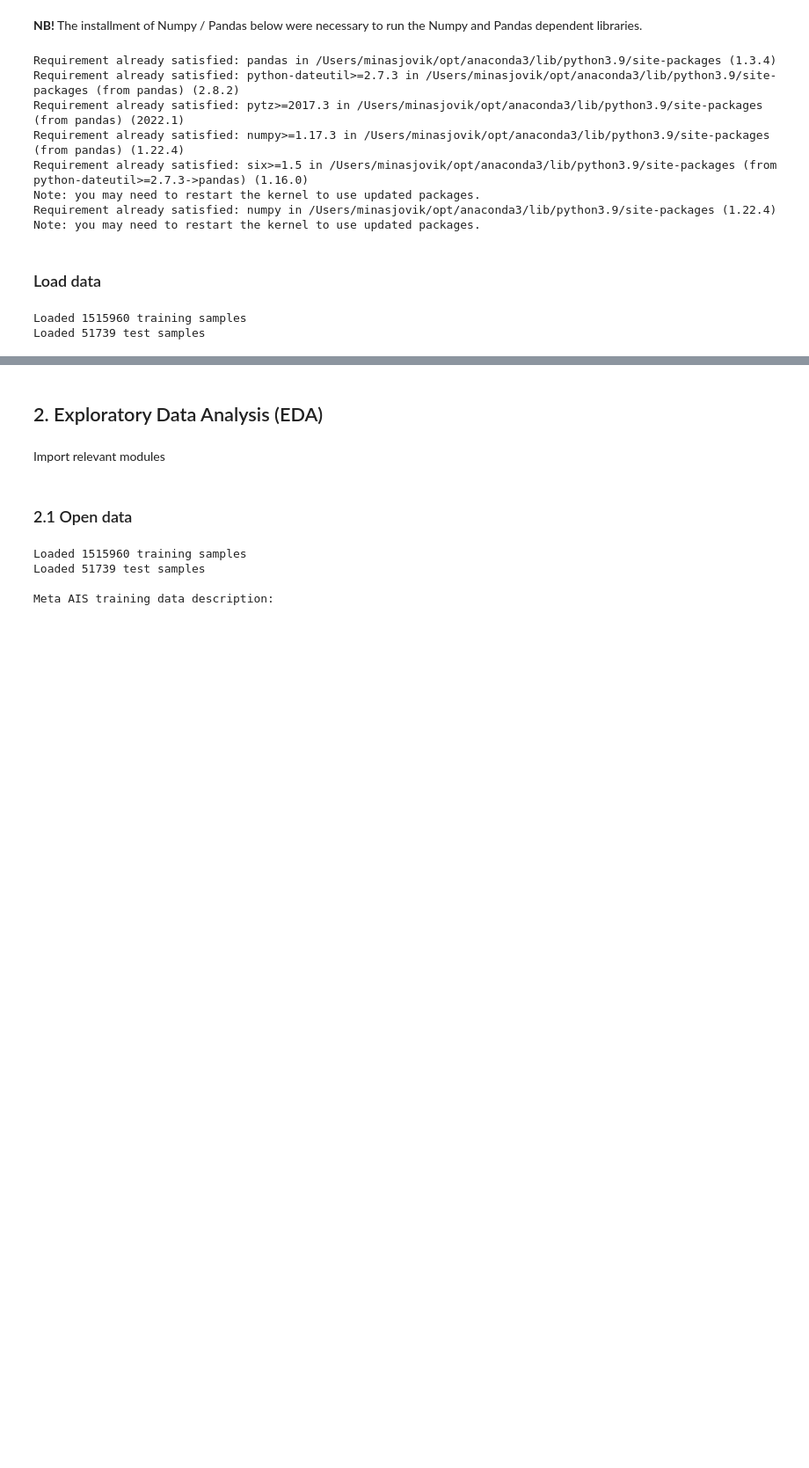
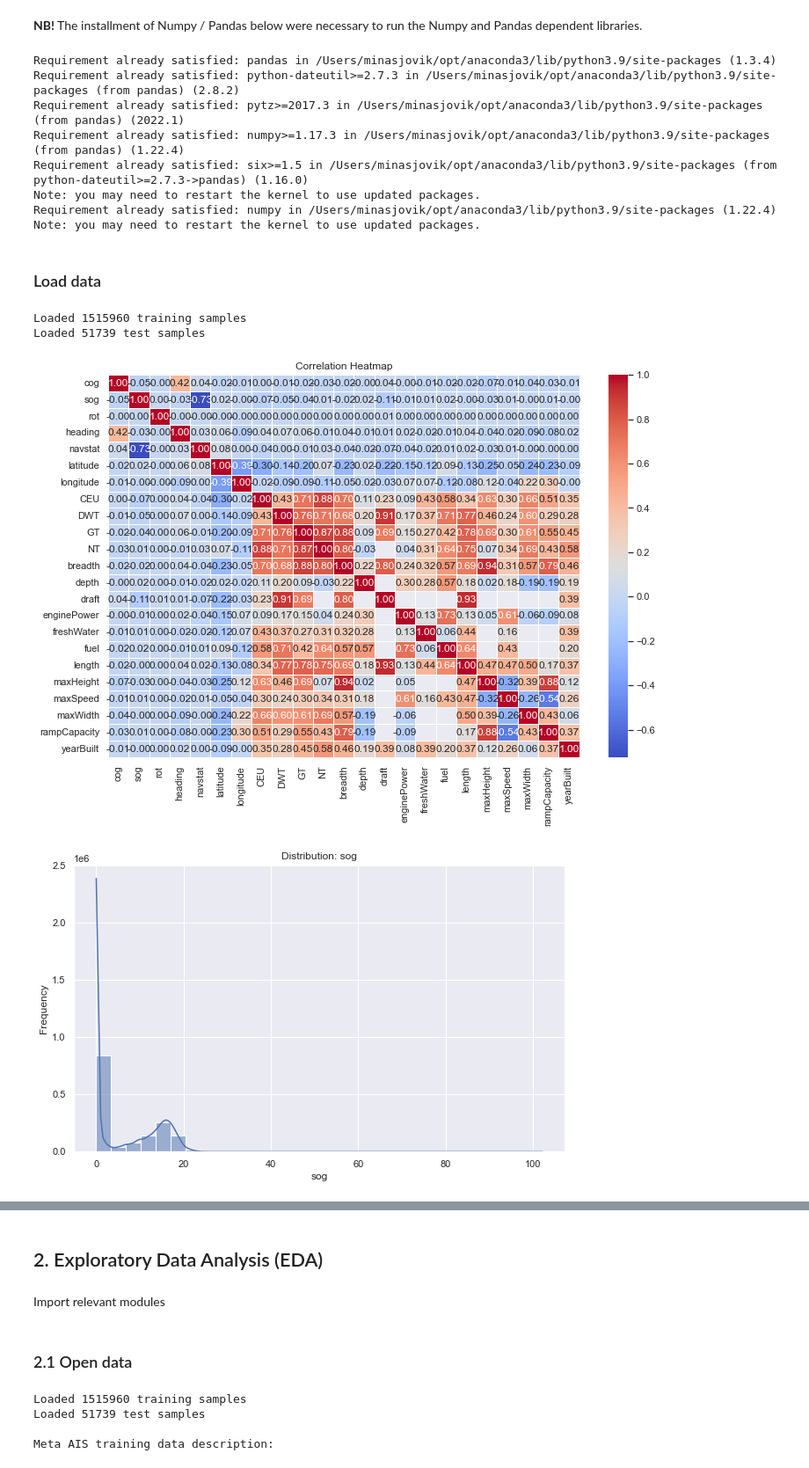
Before and after one commit to ThomasNitsche99/A-laget-ML-bajas, a Jupyter notebook: notebooks/long_notebook.ipynb, the cells around one changed output, grey strips where cells are left out. Shown at 88% size. Drawn from its saved outputs; the diff is of its cells as text; code cells hidden in the pictures; blank space fills up the shorter version.

```diff
--- a/notebooks/long_notebook.ipynb
+++ b/notebooks/long_notebook.ipynb
@@ -292,33 +292,35 @@ class AISData:
         plt.title(f'{title}: {column}')
         plt.xlabel(column)
         plt.ylabel('Frequency')
         plt.show()
 
     def plot_scatter(self, x_col, y_col, hue_col=None, title='Scatter Plot'):
         """
         Plots a scatter plot between two columns with an optional hue parameter.
         """
         plt.figure(figsize=(10, 6))
         sns.scatterplot(x=x_col, y=y_col, hue=hue_col, data=self.train, palette='viridis', alpha=0.7)
         plt.title(title)
         plt.xlabel(x_col)
         plt.ylabel(y_col)
         plt.show()
 
 
 data = AISData()
 data.open()
 
-#data.plot_correlation_heatmap(data.train)
+data.plot_correlation_heatmap(data.train)
 
 #target_col = 'sog'  # Example target column; replace with your target
 #features = data.train.drop(columns=[target_col, 'vesselId', 'etaRaw', 'homePort'])  # Drop non-numeric columns
 #target = data.train[target_col]
 #data.plot_feature_importance(features, target)
 
-#data.plot_distribution('sog')
+data.plot_distribution('sog')
 
-#data.plot_scatter('longitude', 'latitude', hue_col='vesselType', title='Vessel Positions by Type')
+data.plot_scatter('longitude', 'latitude', hue_col='vesselType', title='Vessel Positions by Type')
 # %% [output]
 Loaded 1515960 training samples
 Loaded 51739 test samples
+[figure, added]
+[figure, added]
```
Also changed, not shown: parts of 1 cell of this notebook, 1 other file.
